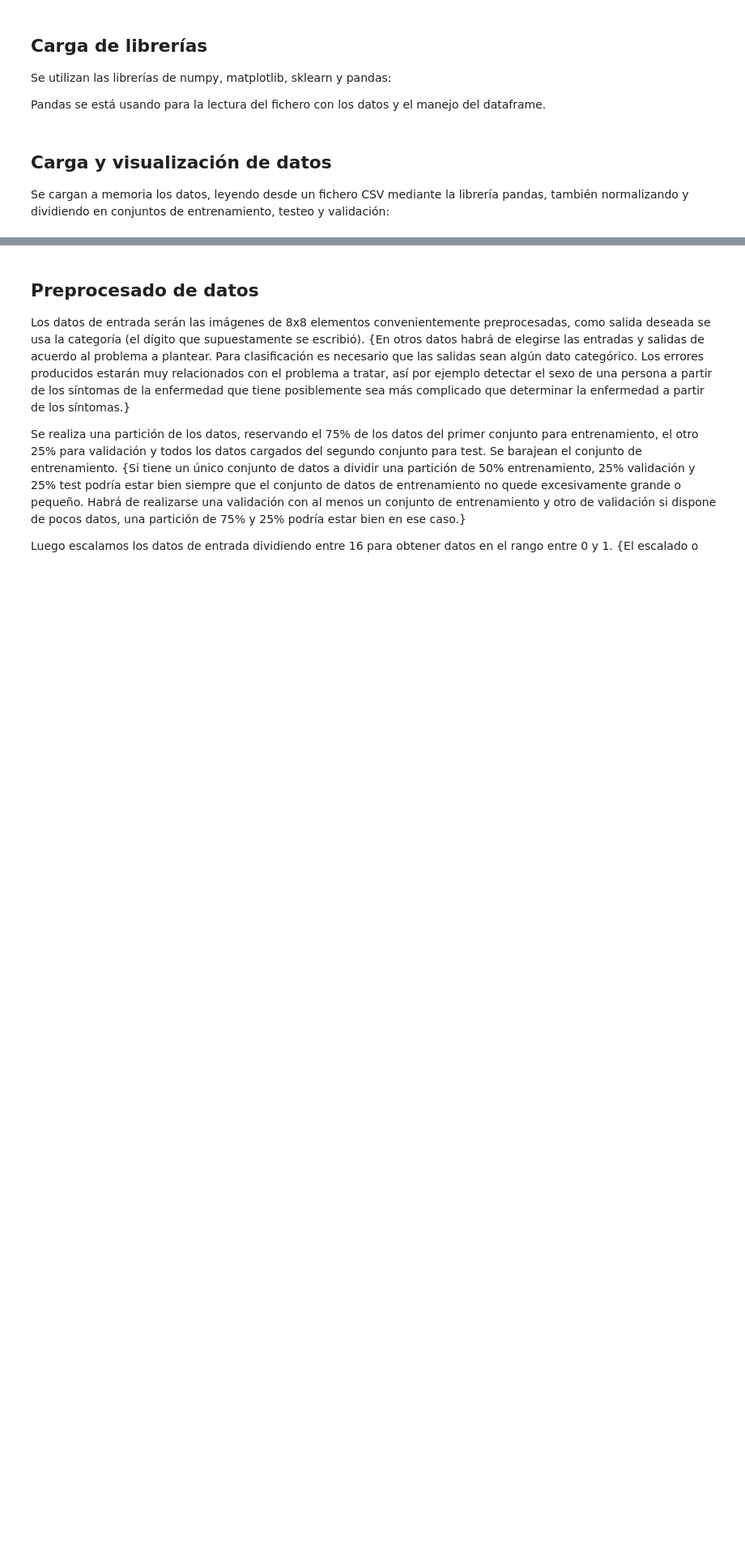
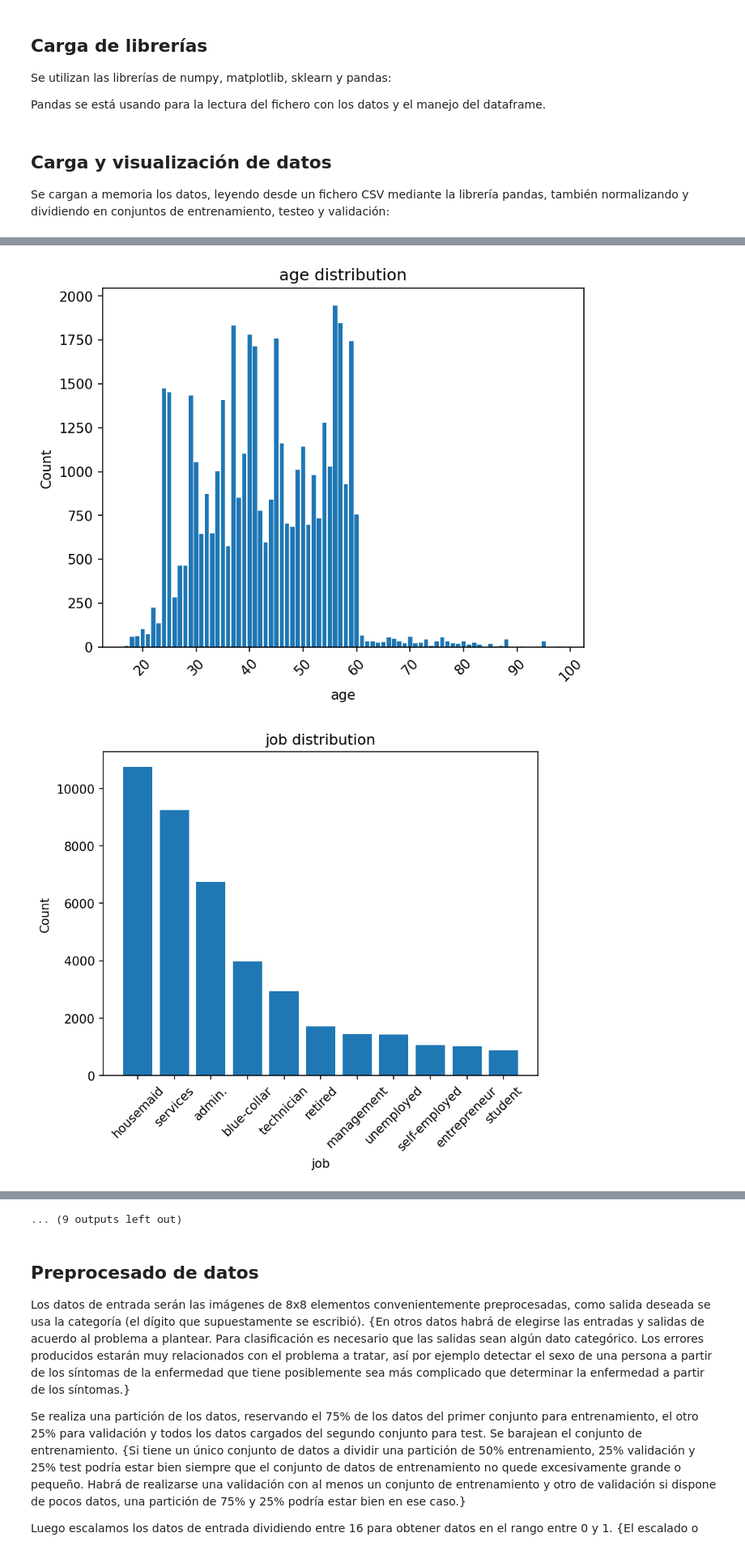
Before and after one commit to hugohdezm03/TID-Perceptron-Multicapa, a Jupyter notebook: GeneralizationMLP.ipynb, the cells around one changed output, grey strips where cells are left out. Shown at 81% size. Cells and saved outputs as stored; diff of their text form; code cells hidden in the pictures; blank space fills up the shorter version.

Commit message:
Datos visualizados y imputación de faltantes

```diff
--- a/GeneralizationMLP.ipynb
+++ b/GeneralizationMLP.ipynb
@@ -64,6 +64,15 @@ dataset = pd.read_csv("bank-additional-full.csv", delimiter=';')
 
 print(dataset)
 print(dataset.dtypes)
+print(dataset.describe())
+
+
+# Tratar unkonwn
+for column in dataset.columns:
+    mode = dataset[column].mode()[0]
+    dataset[column] = dataset[column].replace('unknown', mode)
+
+print('Datos faltantes:\n' + str(dataset.isnull().sum()))
 
 
 # Normalizar los datos
@@ -115,26 +120,19 @@ Visualizamos a continuación 10 de los patrones {Intenten buscar para sus datos
 # Data visualization
 # ------------
 # have a look at the first test images
-# n_img_plt = 10
 
-# print("Showing first %d digit images" % n_img_plt)
-
-# _, axes = plt.subplots(2, n_img_plt//2)
-# images_and_labels = list(zip(digits_test.images[:n_img_plt], digits_test.target[:n_img_plt]))
-# for ax, (image, label) in zip(np.concatenate(axes), images_and_labels):
-#     ax.set_axis_off()
-#     ax.imshow(image, cmap=plt.cm.gray_r, interpolation='nearest')
-#     ax.set_title('real: %i' % label)
-
-# plt.show()
-
-x_values = df['Food'].unique()
-y_values = df['Food'].value_counts().tolist()
-plt.bar(x_values, y_values)
-plt.show()
-plt.close('all')
-
-dataset.describe()
-
-plt.
+for column in dataset.columns:
+  if column == 'pdays':
+    plt.hist(dataset[column], bins=50)
+    plt.title(column + ' distribution')
+    plt.xlabel(column)
+    plt.ylabel('Count')
+    plt.show()
+    continue
+  plt.bar(dataset[column].unique(), dataset[column].value_counts())
+  plt.title(column + ' distribution')
+  plt.xlabel(column)
+  plt.ylabel('Count')
+  plt.xticks(rotation=45)
+  plt.show()
 # %% [output]
@@ -149,0 +139,2 @@ plt.
+[figure, added]
+[figure, added]
@@ -150,3 +151,4 @@ plt.
+... (9 outputs left out)
 # %% [markdown]
 ## Preprocesado de datos
 Los datos de entrada serán las imágenes de 8x8 elementos convenientemente preprocesadas, como salida deseada se usa la categoría (el dígito que supuestamente se escribió). {En otros datos habrá de elegirse las entradas y salidas de acuerdo al problema a plantear. Para clasificación es necesario que las salidas sean algún dato categórico. Los errores producidos estarán muy relacionados con el problema a tratar, así por ejemplo detectar el sexo de una persona a partir de los síntomas de la enfermedad que tiene posiblemente sea más complicado que determinar la enfermedad a partir de los síntomas.}
```
Also changed, not shown: parts of 3 cells of this notebook.
